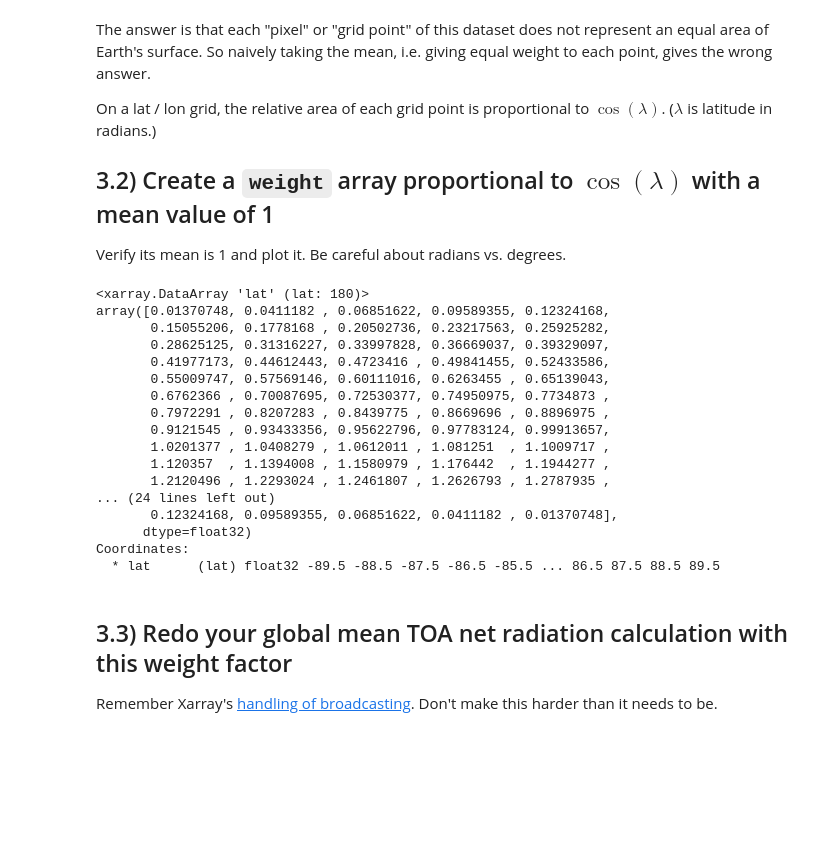
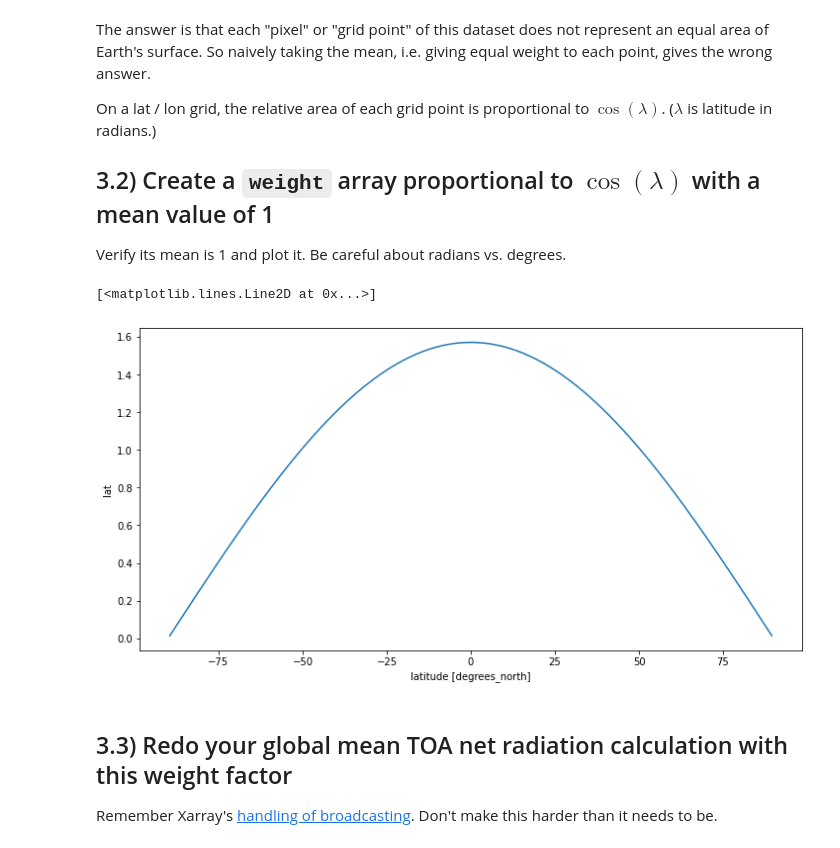
Before and after one commit to ecieks/ce203n, a Jupyter notebook: Problem_Set_1_TOA_Fluxes_Enci_Han.ipynb, the cells around one changed output. Drawn from its saved outputs; the diff is of its cells as text; code cells hidden in the pictures; blank space fills up the shorter version.

```diff
--- a/Problem_Set_1_TOA_Fluxes_Enci_Han.ipynb
+++ b/Problem_Set_1_TOA_Fluxes_Enci_Han.ipynb
@@ -152,28 +152,13 @@ Verify its mean is 1 and plot it. Be careful about radians vs. degrees.
 # %%
 lat_rad = ds.lat * np.pi / 180
 lat_rad
 cos_values = np.cos(lat_rad)
 cos_values
 weight = cos_values / cos_values.mean()
-weight
+weight.plot()
 # %% [output]
-<xarray.DataArray 'lat' (lat: 180)>
-array([0.01370748, 0.0411182 , 0.06851622, 0.09589355, 0.12324168,
-       0.15055206, 0.1778168 , 0.20502736, 0.23217563, 0.25925282,
-       0.28625125, 0.31316227, 0.33997828, 0.36669037, 0.39329097,
-       0.41977173, 0.44612443, 0.4723416 , 0.49841455, 0.52433586,
-       0.55009747, 0.57569146, 0.60111016, 0.6263455 , 0.65139043,
-       0.6762366 , 0.70087695, 0.72530377, 0.74950975, 0.7734873 ,
-       0.7972291 , 0.8207283 , 0.8439775 , 0.8669696 , 0.8896975 ,
-       0.9121545 , 0.93433356, 0.95622796, 0.97783124, 0.99913657,
-       1.0201377 , 1.0408279 , 1.0612011 , 1.081251  , 1.1009717 ,
-       1.120357  , 1.1394008 , 1.1580979 , 1.176442  , 1.1944277 ,
-       1.2120496 , 1.2293024 , 1.2461807 , 1.2626793 , 1.2787935 ,
-... (24 lines left out)
-       0.12324168, 0.09589355, 0.06851622, 0.0411182 , 0.01370748],
-      dtype=float32)
-Coordinates:
-  * lat      (lat) float32 -89.5 -88.5 -87.5 -86.5 -85.5 ... 86.5 87.5 88.5 89.5
+[<matplotlib.lines.Line2D at 0x...>]
+[figure, added]
 # %% [markdown]
 ## 3.3) Redo your global mean TOA net radiation calculation with this weight factor
 
```
Also changed, not shown: parts of 16 cells of this notebook.
